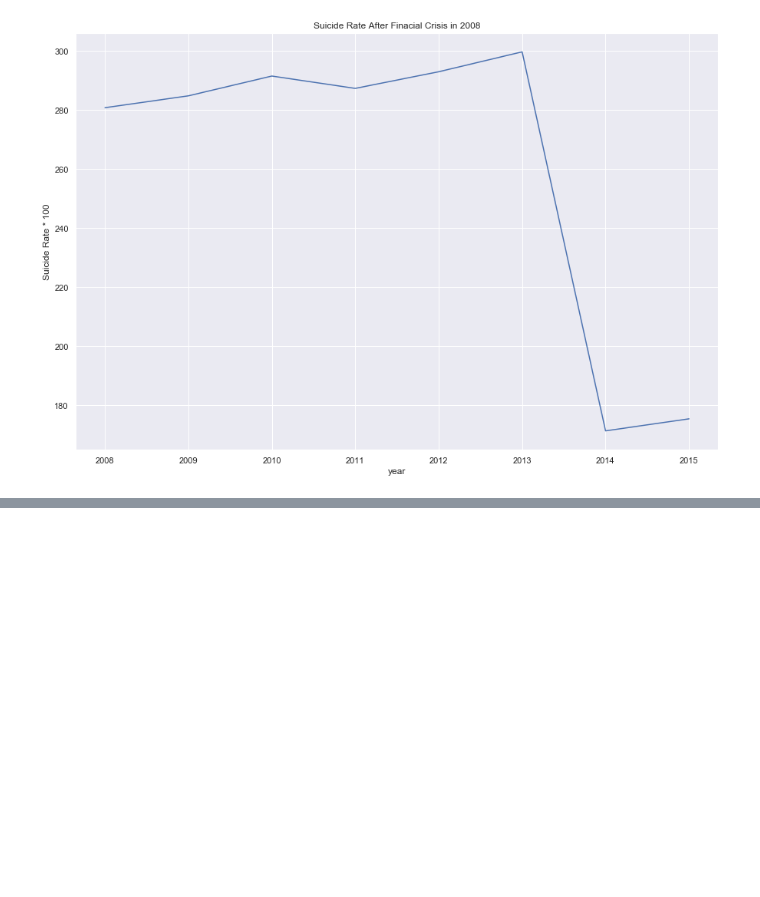
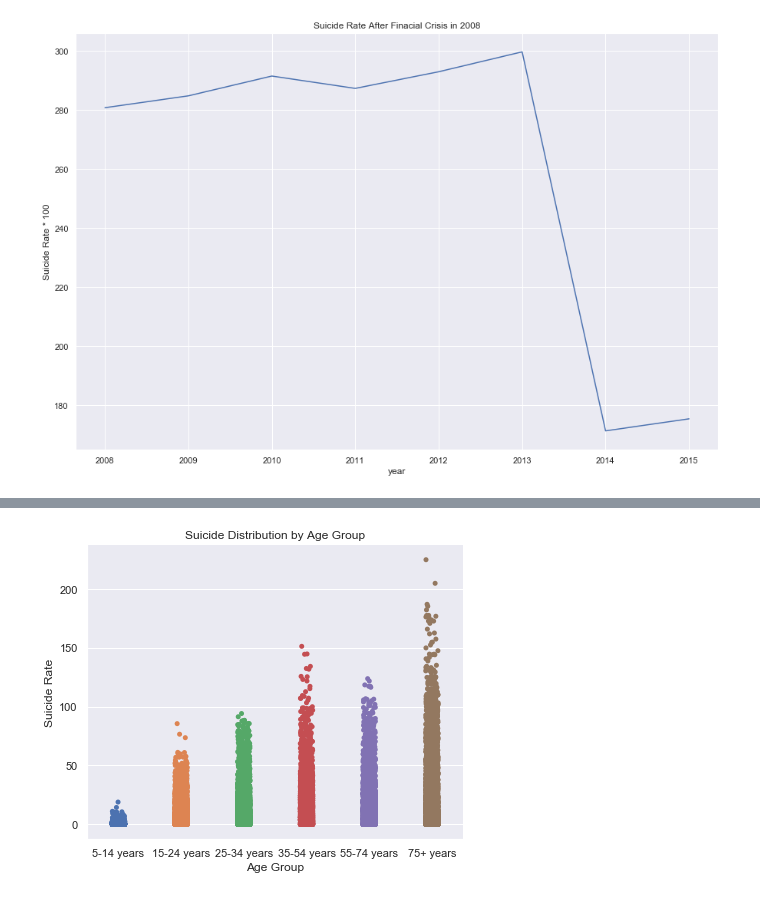
Before and after one commit to milkrong/suicide_rate_analysis, a Jupyter notebook: final_report.ipynb, the cells around one changed output, grey strips where cells are left out. Drawn from its saved outputs; the diff is of its cells as text; code cells hidden in the pictures; blank space fills up the shorter version.

```diff
--- a/final_report.ipynb
+++ b/final_report.ipynb
@@ -148,0 +165,12 @@ plt.show()
+# %%
+suicide_info.age = suicide_info.age.astype('category')
+x_labels = ['5-14 years', '15-24 years','25-34 years','35-54 years','55-74 years','75+ years']
+suicide_info.age.cat.set_categories(x_labels, inplace = True)
+suicide_info.sort_values(['age'])
+ax = sns.catplot(x="age", y="suicides/100k pop", data=suicide_info, height = 5, aspect=1.25)
+ax.set(ylabel = "Suicide Rate", xlabel = "Age Group")
+plt.title("Suicide Distribution by Age Group")
+plt.show()
+ax.savefig("Suicide Distribution by Age Group.jpg")
+# %% [output]
+[figure, added]
```
Also changed, not shown: parts of 8 cells of this notebook, 6 other files.
